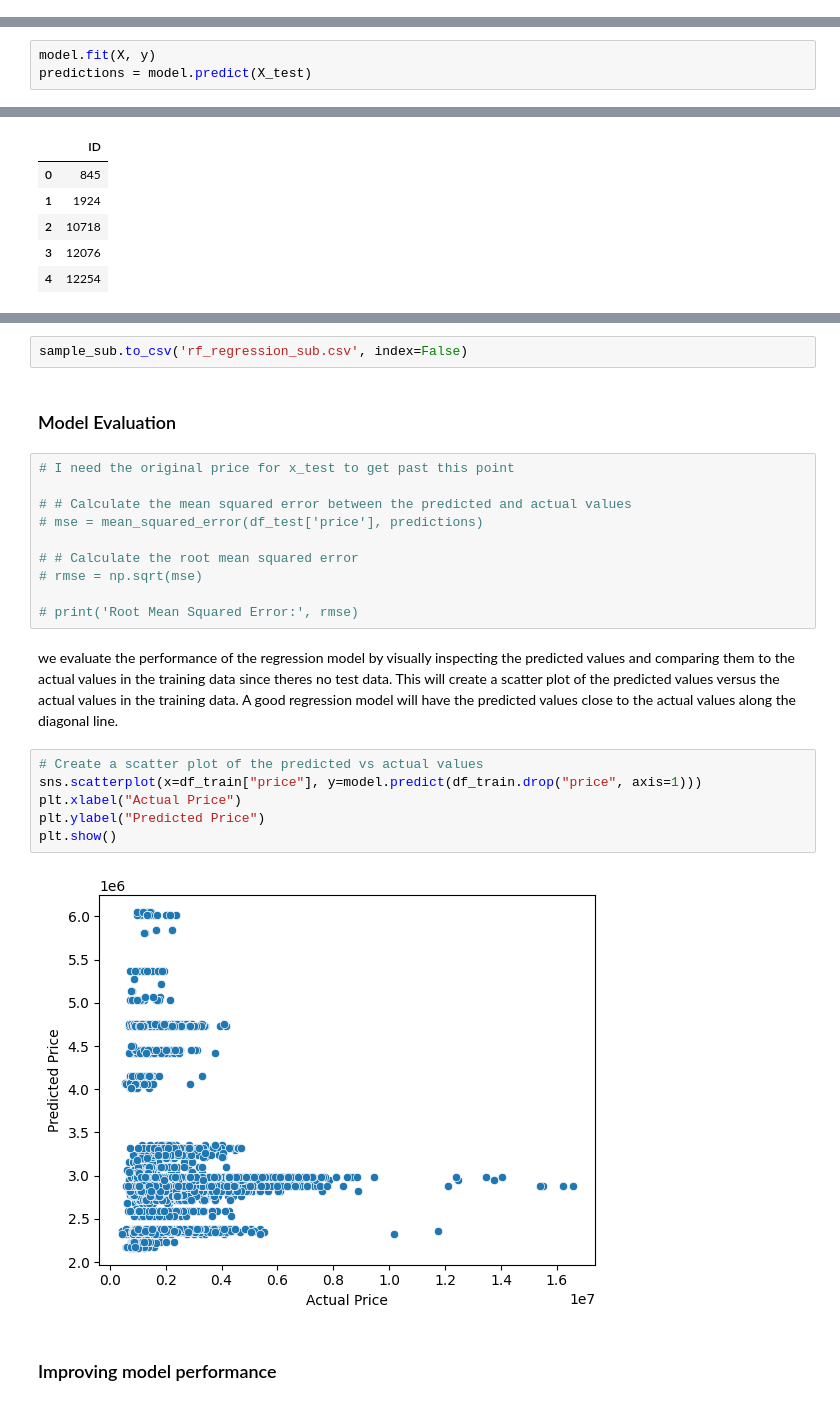
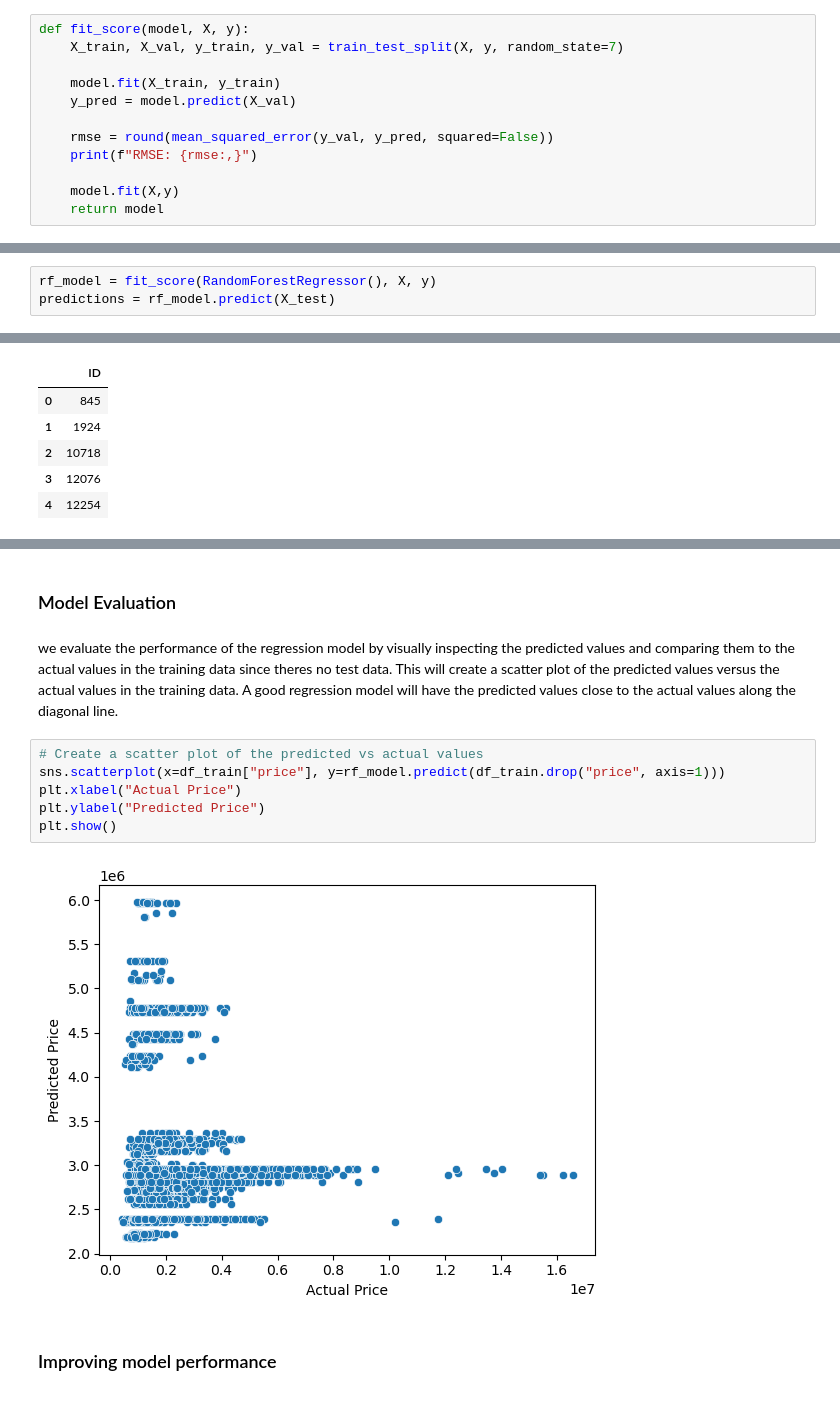
Before and after one commit to veronicaeyo/house_price_prediction, a Jupyter notebook: house_prediction.ipynb, the cells around one changed output, grey strips where cells are left out. Cells and saved outputs as stored; diff of their text form.

```diff
--- a/house_prediction.ipynb
+++ b/house_prediction.ipynb
@@ -627,6 +627,18 @@ print(y_train.shape, y_val.shape)
 (10500,) (3500,)
 # %% [markdown]
 ### Model Creation
+# %%
+def fit_score(model, X, y):
+    X_train, X_val, y_train, y_val = train_test_split(X, y, random_state=7)
+
+    model.fit(X_train, y_train)
+    y_pred = model.predict(X_val)
+
+    rmse = round(mean_squared_error(y_val, y_pred, squared=False))
+    print(f"RMSE: {rmse:,}")
+
+    model.fit(X,y)
+    return model
 # %%
 # Create a linear regression model
 from sklearn.ensemble import RandomForestRegressor
@@ -649,3 +656,3 @@ RMSE: 641,947
 # %%
-model.fit(X, y)
-predictions = model.predict(X_test)
+rf_model = fit_score(RandomForestRegressor(), X, y)
+predictions = rf_model.predict(X_test)
@@ -678,29 +684,17 @@ sample_sub.head()
-# %%
-sample_sub.to_csv('rf_regression_sub.csv', index=False)
 # %% [markdown]
 ### Model Evaluation
-# %%
-# I need the original price for x_test to get past this point
-
-# # Calculate the mean squared error between the predicted and actual values
-# mse = mean_squared_error(df_test['price'], predictions)
-
-# # Calculate the root mean squared error
-# rmse = np.sqrt(mse)
-
-# print('Root Mean Squared Error:', rmse)
 # %% [markdown]
 we evaluate the performance of the regression model by visually inspecting the predicted values and comparing them to the actual values in the training data since theres no test data.
 This will create a scatter plot of the predicted values versus the actual values in the training data.
 A good regression model will have the predicted values close to the actual values along the diagonal line.
 # %%
 # Create a scatter plot of the predicted vs actual values
-sns.scatterplot(x=df_train["price"], y=model.predict(df_train.drop("price", axis=1)))
+sns.scatterplot(x=df_train["price"], y=rf_model.predict(df_train.drop("price", axis=1)))
 plt.xlabel("Actual Price")
 plt.ylabel("Predicted Price")
 plt.show()
 # %% [output]
-[figure, old version]
+[figure, new version]
 # %% [markdown]
 ### Improving model performance
 # %% [markdown]
```
Also changed, not shown: parts of 20 cells of this notebook, 4 other files.
